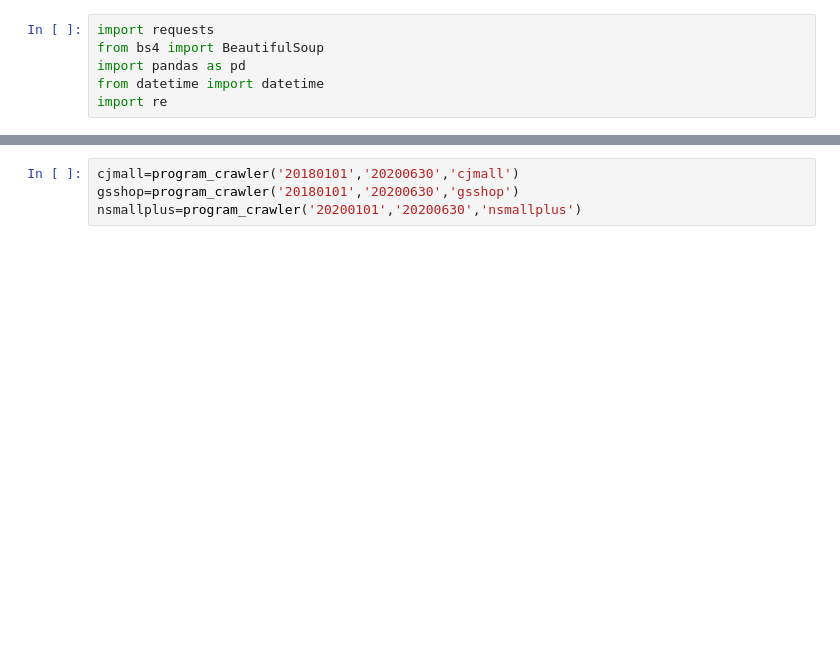
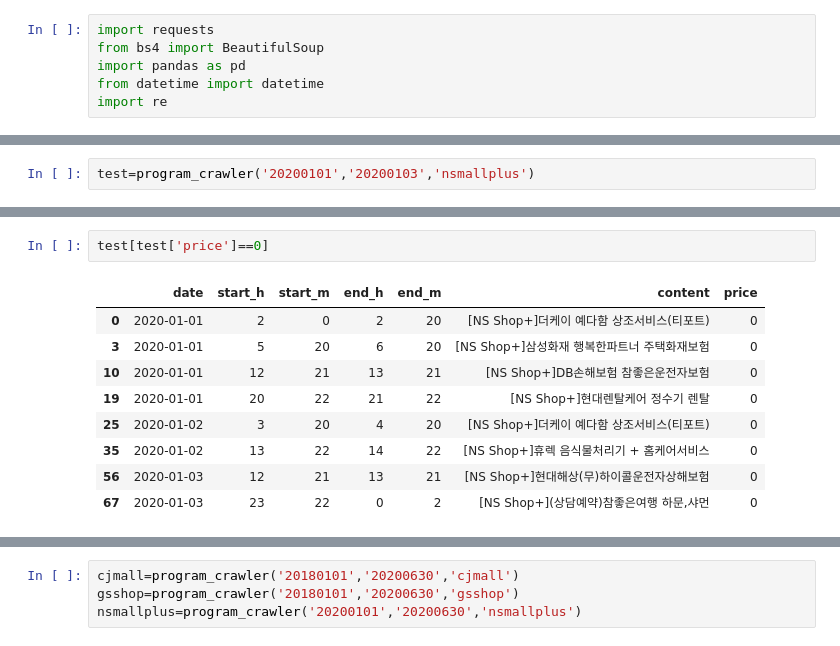
Before and after one commit to bombom93/bigcontest, a Jupyter notebook: bomi/편성_크롤링_from_180101_to_200630_cj_gs.ipynb, the cells around one changed output, grey strips where cells are left out. Saved outputs shown, nothing was run; the diff lists cells and outputs as text; blank space fills up the shorter version.

```diff
--- a/bomi/편성_크롤링_from_180101_to_200630_cj_gs.ipynb
+++ b/bomi/편성_크롤링_from_180101_to_200630_cj_gs.ipynb
@@ -52,2 +68,4 @@ def program_crawler(start,end,company):
 
     return df
+# %%
+test=program_crawler('20200101','20200103','nsmallplus')
@@ -53,0 +94,12 @@ def program_crawler(start,end,company):
+# %%
+test[test['price']==0]
+# %% [output]
+|  | date | start_h | start_m | end_h | end_m | content | price |
+| 0 | 2020-01-01 | 2 | 0 | 2 | 20 | [NS Shop+]더케이 예다함 상조서비스(티포트) | 0 |
+| 3 | 2020-01-01 | 5 | 20 | 6 | 20 | [NS Shop+]삼성화재 행복한파트너 주택화재보험 | 0 |
+| 10 | 2020-01-01 | 12 | 21 | 13 | 21 | [NS Shop+]DB손해보험 참좋은운전자보험 | 0 |
+| 19 | 2020-01-01 | 20 | 22 | 21 | 22 | [NS Shop+]현대렌탈케어 정수기 렌탈 | 0 |
+| 25 | 2020-01-02 | 3 | 20 | 4 | 20 | [NS Shop+]더케이 예다함 상조서비스(티포트) | 0 |
+| 35 | 2020-01-02 | 13 | 22 | 14 | 22 | [NS Shop+]휴렉 음식물처리기 + 홈케어서비스 | 0 |
+| 56 | 2020-01-03 | 12 | 21 | 13 | 21 | [NS Shop+]현대해상(무)하이콜운전자상해보험 | 0 |
+| 67 | 2020-01-03 | 23 | 22 | 0 | 2 | [NS Shop+](상담예약)참좋은여행 하문,샤먼 | 0 |
```
Also changed, not shown: parts of 10 cells of this notebook, 8 other files.
